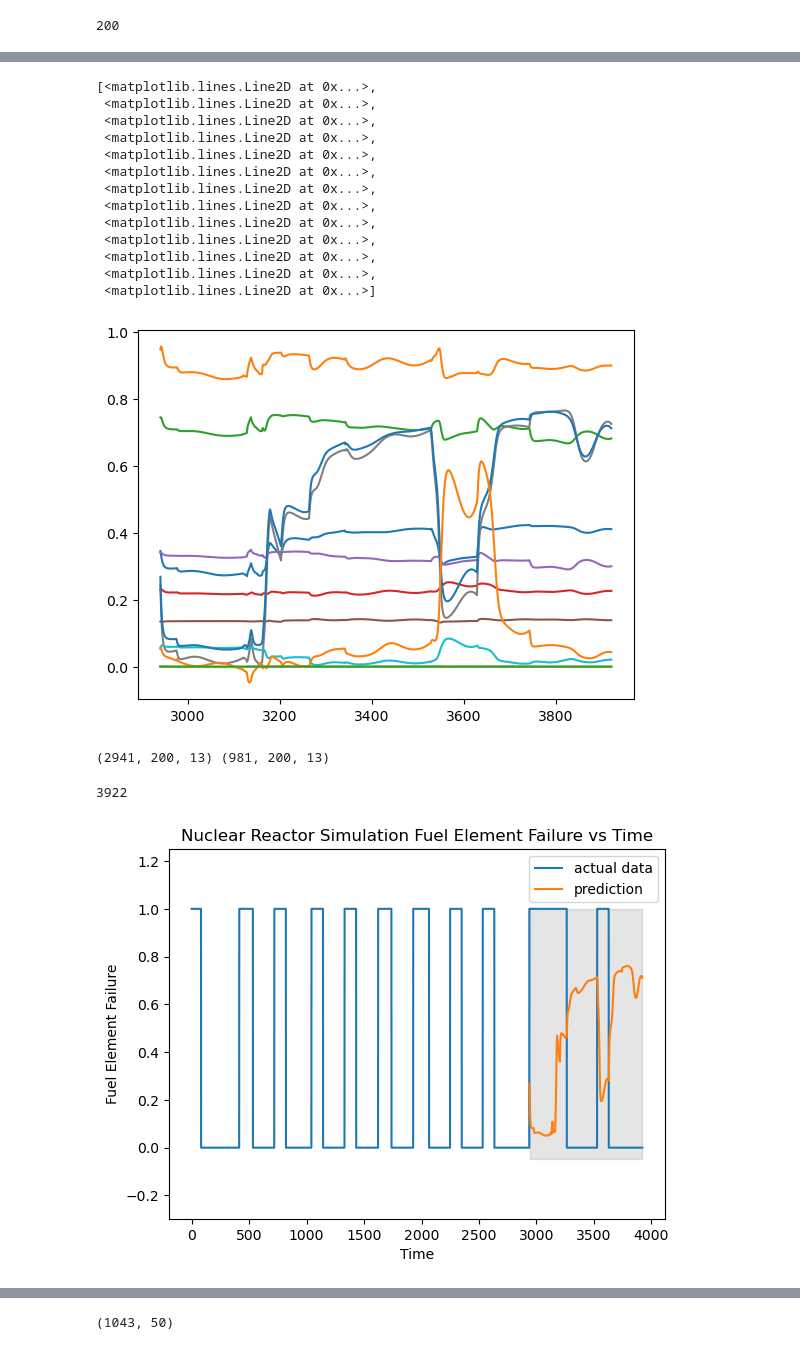
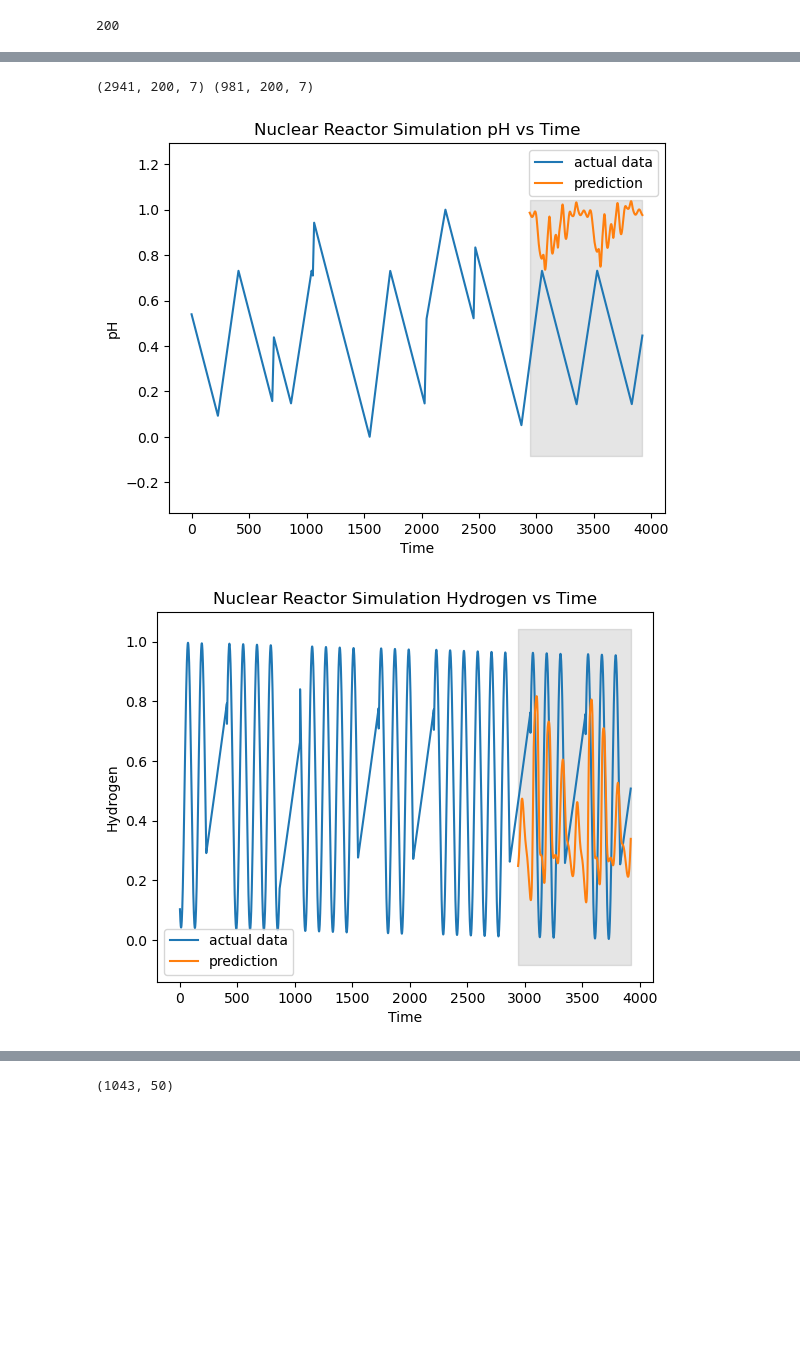
Before and after one commit to shawnschulz/chem_277B_capstone_project, a Jupyter notebook: shawn_model.ipynb, the cells around one changed output, grey strips where cells are left out. Cells and saved outputs as stored; diff of their text form; code cells hidden in the pictures; blank space fills up the shorter version.

```diff
--- a/shawn_model.ipynb
+++ b/shawn_model.ipynb
@@ -65,3 +77,5 @@ X, y = utils.prep_lstm_data(np.array(data), n_past, m_future)
 # %%
 X = X.squeeze()
 y = y.squeeze()
+X = X[:, :, :7]
+y = y[:, :, :7]
@@ -124,14 +142,14 @@ n_predicted_timesteps = y.shape[1]
 # optimization + metrics
 optimizer = "adam"
 loss = "mse"
-metrics =["mae", "mse", "rmse"]
+metrics =["mae", "mse"]
 
 # convolutional layer
 conv_layer = False
 nfilters = 64
 conv_act = 'relu'
 pool_size = 2
-dropout=0.2
+dropout=0
 
 
 my_model = lstm(
@@ -315,50 +325,30 @@ graph_features(y_pred_normalized[:, 199, :], safety_features = data.columns)
-# %%
-plt.plot(t[-back:], y_pred[:, m_future-1,:])
-# %% [output]
-[<matplotlib.lines.Line2D at 0x...>,
- <matplotlib.lines.Line2D at 0x...>,
- <matplotlib.lines.Line2D at 0x...>,
- <matplotlib.lines.Line2D at 0x...>,
- <matplotlib.lines.Line2D at 0x...>,
- <matplotlib.lines.Line2D at 0x...>,
- <matplotlib.lines.Line2D at 0x...>,
- <matplotlib.lines.Line2D at 0x...>,
- <matplotlib.lines.Line2D at 0x...>,
- <matplotlib.lines.Line2D at 0x...>,
- <matplotlib.lines.Line2D at 0x...>,
- <matplotlib.lines.Line2D at 0x...>,
- <matplotlib.lines.Line2D at 0x...>]
-[figure, removed]
 # %%
 print(y_train.shape, y_test.shape)
 # %% [output]
-(2941, 200, 13) (981, 200, 13)
+(2941, 200, 7) (981, 200, 7)
-# %%
-y_t.shape[0]
-# %% [output]
-3922
 # %%
 # predicting + transforming normalized data
 back  = y_pred_normalized.shape[0]
 y_pred = y_pred_normalized
 y_t = y[:, 0, :]
 t = range(0,y.shape[0])
 # setting bounds for graph
 y_min = min(np.min(y_pred), np.min(y_t))
 y_max = max(np.max(y_pred), np.max(y_t))
 plt.ylim(y_min - 0.25, y_max + 0.25)
 
-parameter_i = 10
-
-# plot
-plt.plot(t, y_t[:, parameter_i])
-plt.plot(t[-back:], y_pred[:, m_future-1, parameter_i])
-plt.legend(['actual data', 'prediction'])
-plt.fill_between([y_train.shape[0], y_t.shape[0]], y_min, y_max , color = 'k', alpha = 0.1)
-#plt.plot([t[-back,0], t[-back,0]], [y_min, y_max ], 'k-')
-plt.xlabel("Time")
-plt.ylabel(f"{data.columns[parameter_i]}")
-plt.title(f"Nuclear Reactor Simulation {data.columns[parameter_i]} vs Time")
-plt.show()
+#parameter_i = 4
+for parameter_i in range(7):
+    # plot
+    plt.plot(t, y_t[:, parameter_i])
+    plt.plot(t[-back:], y_pred[:, m_future-1, parameter_i])
+    plt.legend(['actual data', 'prediction'])
+    plt.fill_between([y_train.shape[0], y_t.shape[0]], y_min, y_max , color = 'k', alpha = 0.1)
+    #plt.plot([t[-back,0], t[-back,0]], [y_min, y_max ], 'k-')
+    plt.xlabel("Time")
+    plt.ylabel(f"{data.columns[parameter_i]}")
+    plt.title(f"Nuclear Reactor Simulation {data.columns[parameter_i]} vs Time")
+    plt.show()
 # %% [output]
-[figure, old version]
+[figure, new version]
+[figure, added]
```
Also changed, not shown: parts of 19 cells of this notebook, 2 other files.
